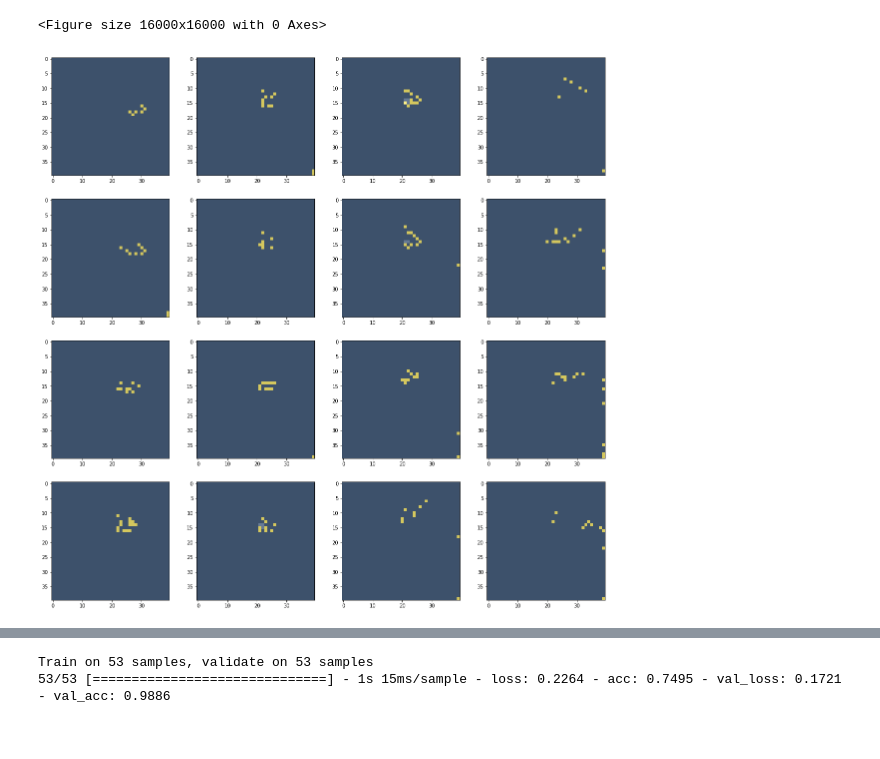
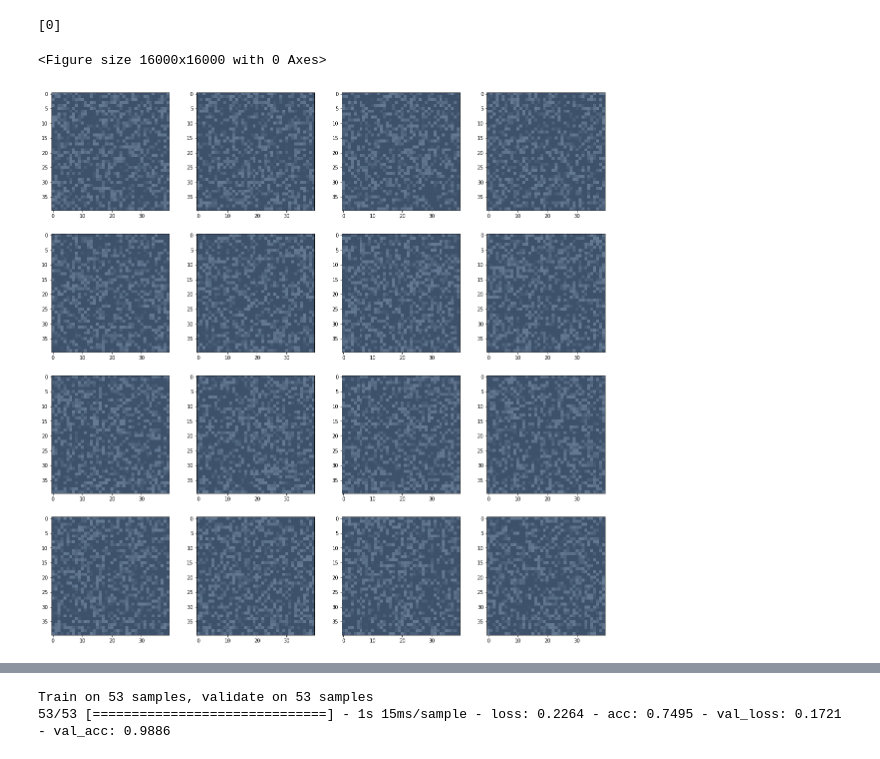
Before and after one commit to DalasNoin/aneurysm-segment, a Jupyter notebook: full-run.ipynb, the cells around one changed output, grey strips where cells are left out. Drawn from its saved outputs; the diff is of its cells as text; code cells hidden in the pictures.

```diff
--- a/full-run.ipynb
+++ b/full-run.ipynb
@@ -36,11 +28,16 @@ def plot_overlap(target_mask, predicted_mask):
             ax[i,j].imshow(im,alpha=0.4,cmap="Greys_r",vmin=0,vmax=1)
             ax[i,j].imshow(m,alpha=0.6, cmap="cividis",vmin=0,vmax=1)
     return fig
-# %%
-result = model.predict(x[104:105]).reshape((40,40,40))
-_=plot_overlap(ad.masks[104],result)
-# %% [output]
-<Figure size 16000x16000 with 0 Axes>
-[figure, removed]
+# %%
+result = model.predict(x[1:2])
+source = x[1:2].reshape((40,40,40))
+target = y[1:2].reshape((40,40,40))
+result = result.reshape((40,40,40))
+plot_overlap(source, target)
+print()
+# %% [output]
+[0]
+<Figure size 16000x16000 with 0 Axes>
+[figure, added]
 # %%
 model = net.conv_model_simple()
```
Also changed, not shown: parts of 9 cells of this notebook, 6 other files.
